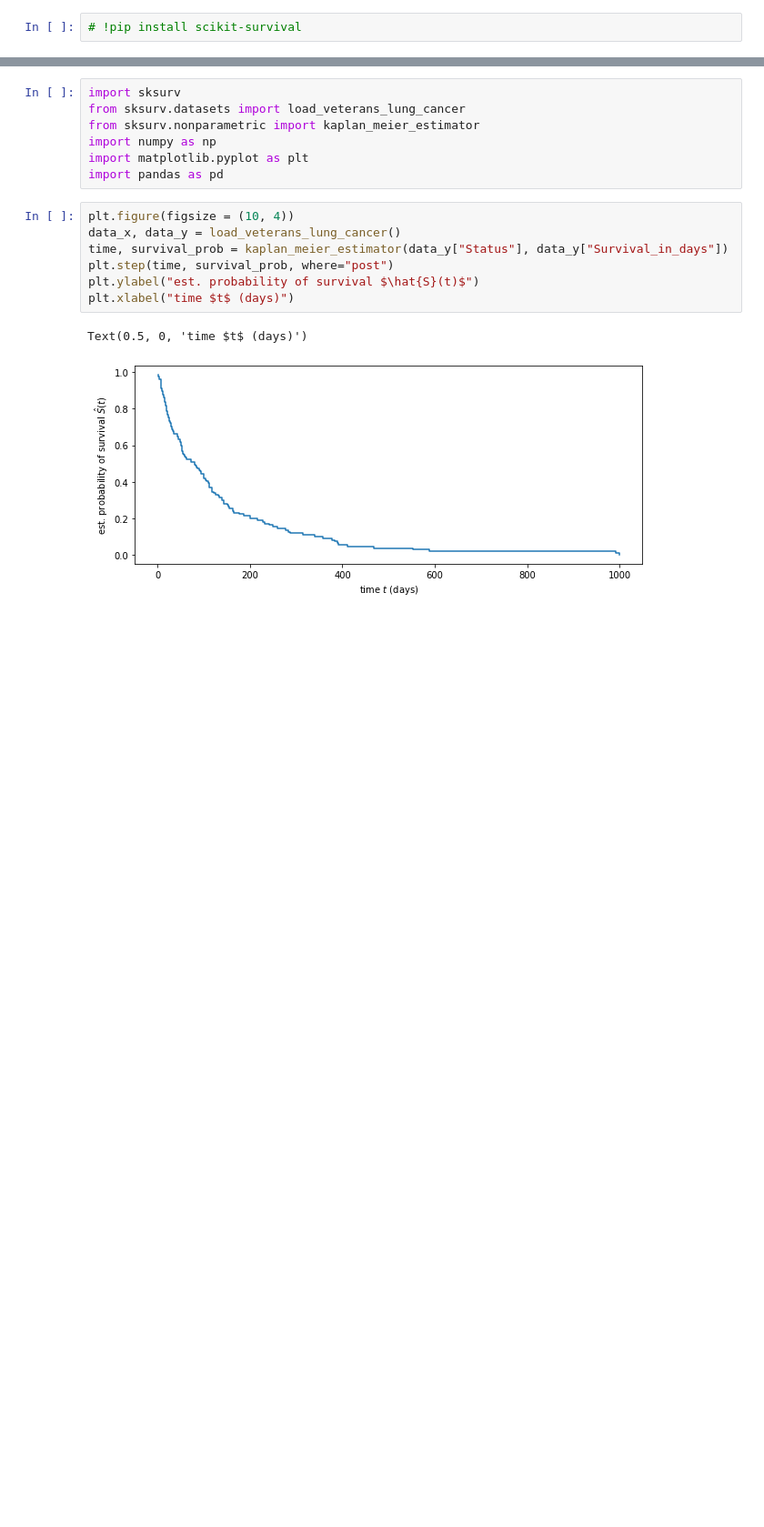
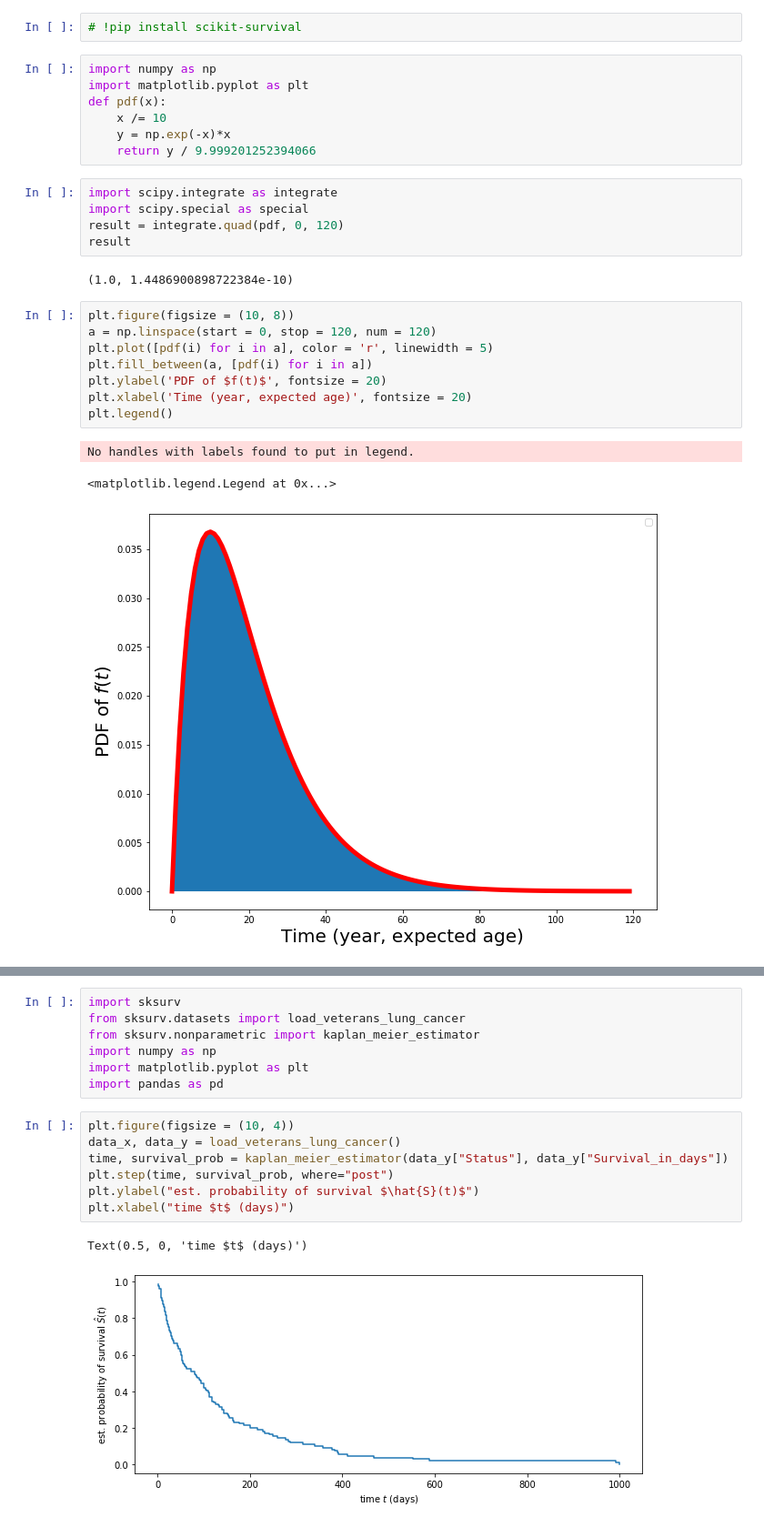
Before and after one commit to hyeok-jong/SNU_surv, a Jupyter notebook: survival_analysis.ipynb, the cells around one changed output, grey strips where cells are left out. Shown at 91% size. Cells and saved outputs as stored; diff of their text form; blank space fills up the shorter version.

```diff
--- a/survival_anal.ipynb
+++ b/survival_analysis.ipynb
@@ -1,2 +1,28 @@
 # %%
 # !pip install scikit-survival
+# %%
+import numpy as np
+import matplotlib.pyplot as plt
+def pdf(x):
+    x /= 10
+    y = np.exp(-x)*x
+    return y / 9.999201252394066
+# %%
+import scipy.integrate as integrate
+import scipy.special as special
+result = integrate.quad(pdf, 0, 120)
+result
+# %% [output]
+(1.0, 1.4486900898722384e-10)
+# %%
+plt.figure(figsize = (10, 8))
+a = np.linspace(start = 0, stop = 120, num = 120)
+plt.plot([pdf(i) for i in a], color = 'r', linewidth = 5)
+plt.fill_between(a, [pdf(i) for i in a])
+plt.ylabel('PDF of $f(t)$', fontsize = 20)
+plt.xlabel('Time (year, expected age)', fontsize = 20)
+plt.legend()
+# %% [output]
+No handles with labels found to put in legend.
+<matplotlib.legend.Legend at 0x...>
+[figure, added]
```
Also changed, not shown: parts of 5 cells of this notebook, 1 other file.
